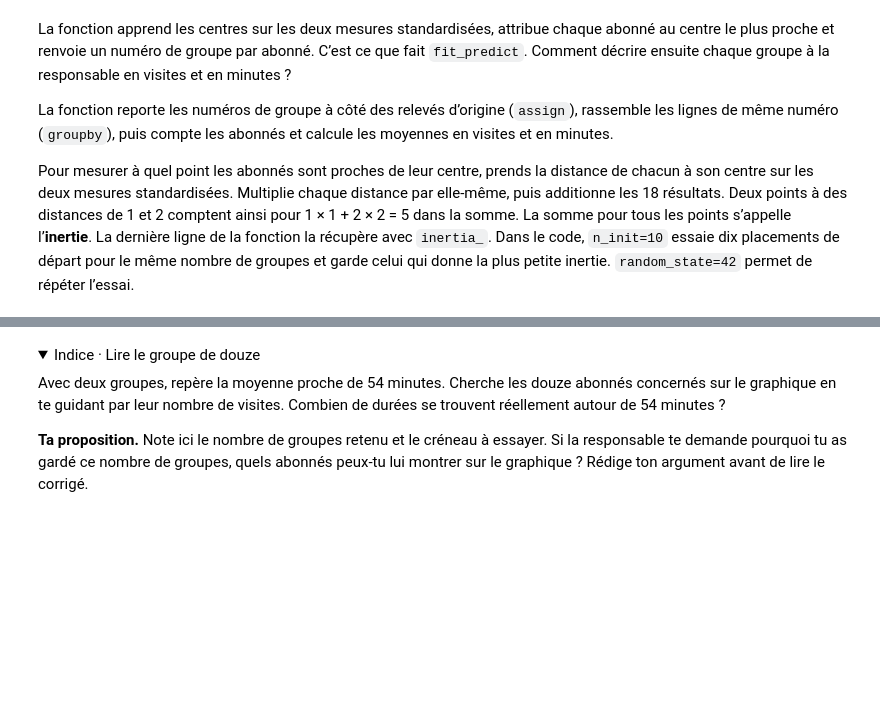
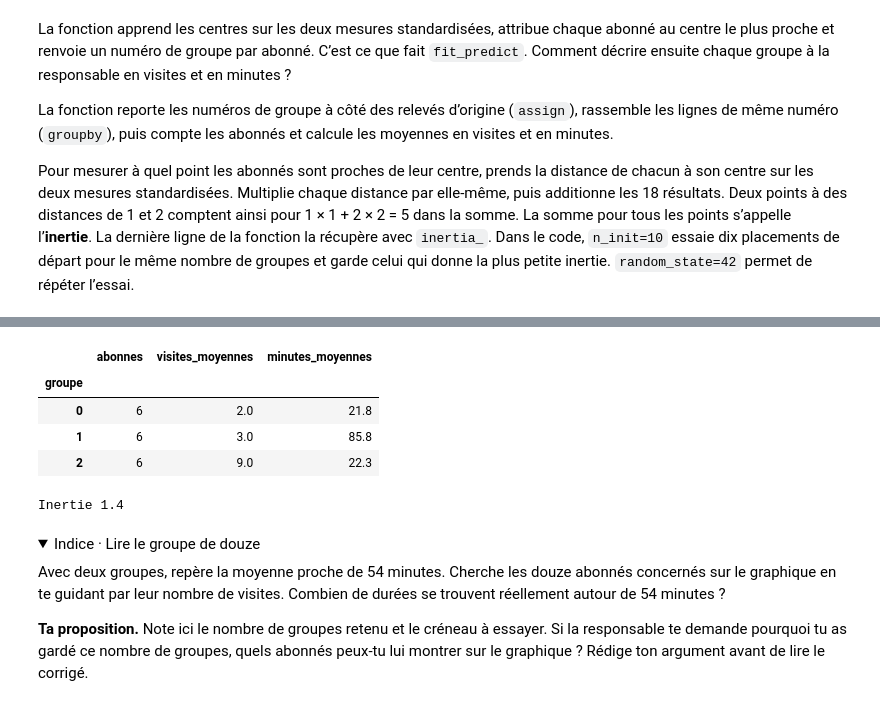
Before and after one commit to Mfivez/machine-learning-bi-big-data-tf26, a Jupyter notebook: cours/03_Preparation_et_segmentation.ipynb, the cells around one changed output, grey strips where cells are left out. Saved outputs shown, nothing was run; the diff lists cells and outputs as text; code cells hidden in the pictures; folded sections open; blank space fills up the shorter version.

```diff
--- a/03_Preparation_et_segmentation.ipynb
+++ b/cours/03_Preparation_et_segmentation.ipynb
@@ -435,3 +463,15 @@ Inertie 15.13
+# %%
+k = 3   # Essaie ensuite 3, puis 4.
+profils, inertie = segmenter(k)
+display(profils.sort_values(["visites_moyennes", "minutes_moyennes"]).round(1))
+print("Inertie", round(inertie, 2))
+# %% [output]
+|  | abonnes | visites_moyennes | minutes_moyennes |
+| groupe |  |  |  |
+| 0 | 6 | 2.0 | 21.8 |
+| 1 | 6 | 3.0 | 85.8 |
+| 2 | 6 | 9.0 | 22.3 |
+Inertie 1.4
 # %% [markdown]
 <details><summary>Indice · Lire le groupe de douze</summary>
 
```
Also changed, not shown: parts of 8 cells of this notebook, 26 other files.
